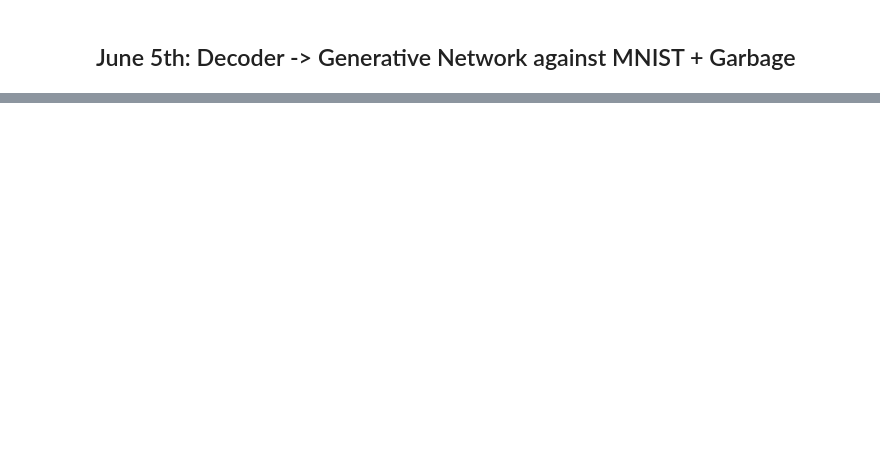
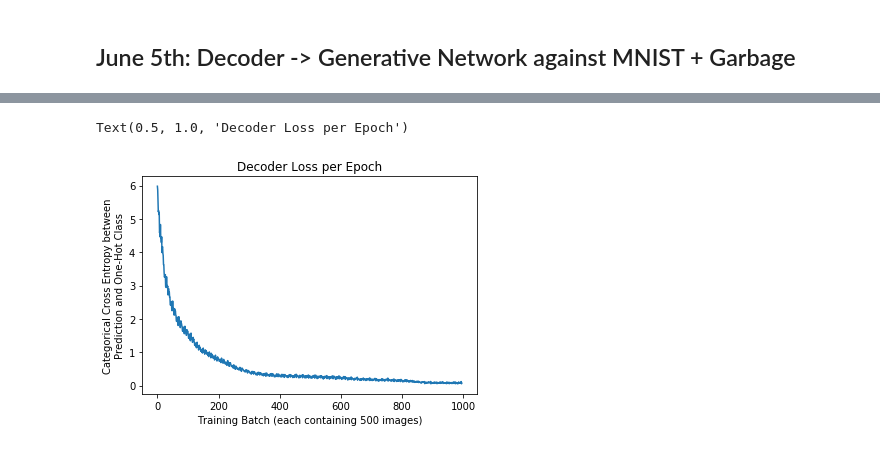
Before and after one commit to wjmn/bmedsc-exploratory, a Jupyter notebook: 03-psychophysics/notebooks/digit-generative-attempts.ipynb, the cells around one changed output, grey strips where cells are left out. Drawn from its saved outputs; the diff is of its cells as text; code cells hidden in the pictures; blank space fills up the shorter version.

```diff
--- a/03-psychophysics/notebooks/digit-generative-attempts.ipynb
+++ b/03-psychophysics/notebooks/digit-generative-attempts.ipynb
@@ -59,0 +145,13 @@ Putting the "A" back in "GAN".
+# %%
+with open("../data/training-intermediate-data/loss.log") as infile:
+    loss_raw = infile.readlines()
+
+loss_data = np.array(list(map(float, loss_raw)))
+
+plt.plot(range(loss_data.shape[0]), loss_data)
+plt.ylabel("Categorical Cross Entropy between\nPrediction and One-Hot Class")
+plt.xlabel("Training Batch (each containing 500 images)")
+plt.title("Decoder Loss per Epoch")
+# %% [output]
+Text(0.5, 1.0, 'Decoder Loss per Epoch')
+[figure, added]
```
Also changed, not shown: parts of 21 cells of this notebook, 1 other file.
